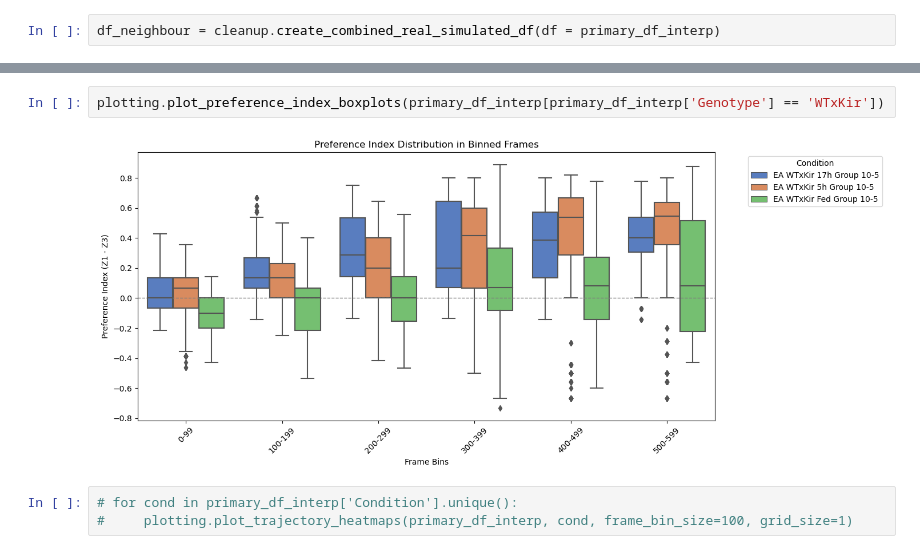
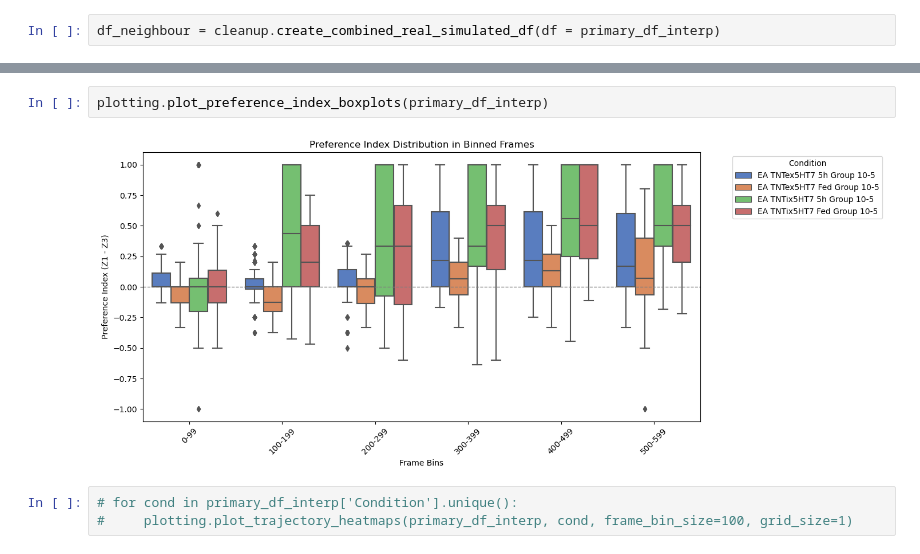
Before and after one commit to HariPNarayanan/larva-locater, a Jupyter notebook: Structured/analysis.ipynb, the cells around one changed output, grey strips where cells are left out. Saved outputs shown, nothing was run; the diff lists cells and outputs as text.

```diff
--- a/Structured/analysis.ipynb
+++ b/Structured/analysis.ipynb
@@ -87,7 +61,7 @@ The `ci` parameter is deprecated. Use `errorbar='sd'` for the same effect.
 # %%
-plotting.plot_preference_index_boxplots(primary_df_interp[primary_df_interp['Genotype'] == 'WTxKir'])
+plotting.plot_preference_index_boxplots(primary_df_interp)
 # %% [output]
-[figure, old version]
+[figure, new version]
 # %%
 # for cond in primary_df_interp['Condition'].unique():
 #     plotting.plot_trajectory_heatmaps(primary_df_interp, cond, frame_bin_size=100, grid_size=1)
```
Also changed, not shown: parts of 22 cells of this notebook, 1 other file.
